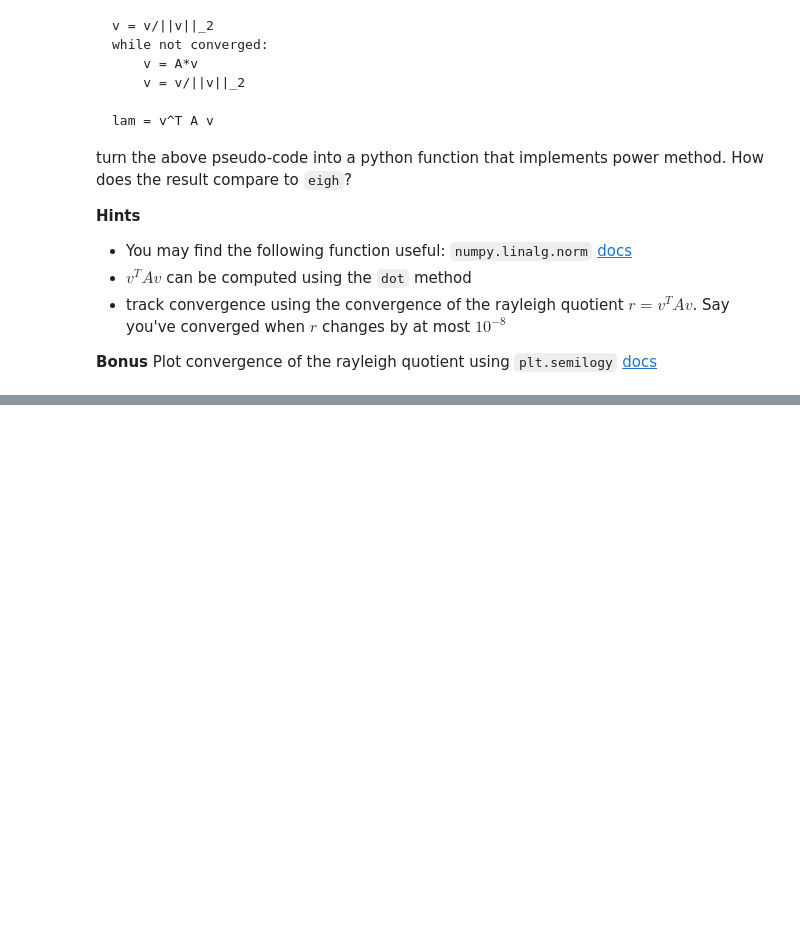
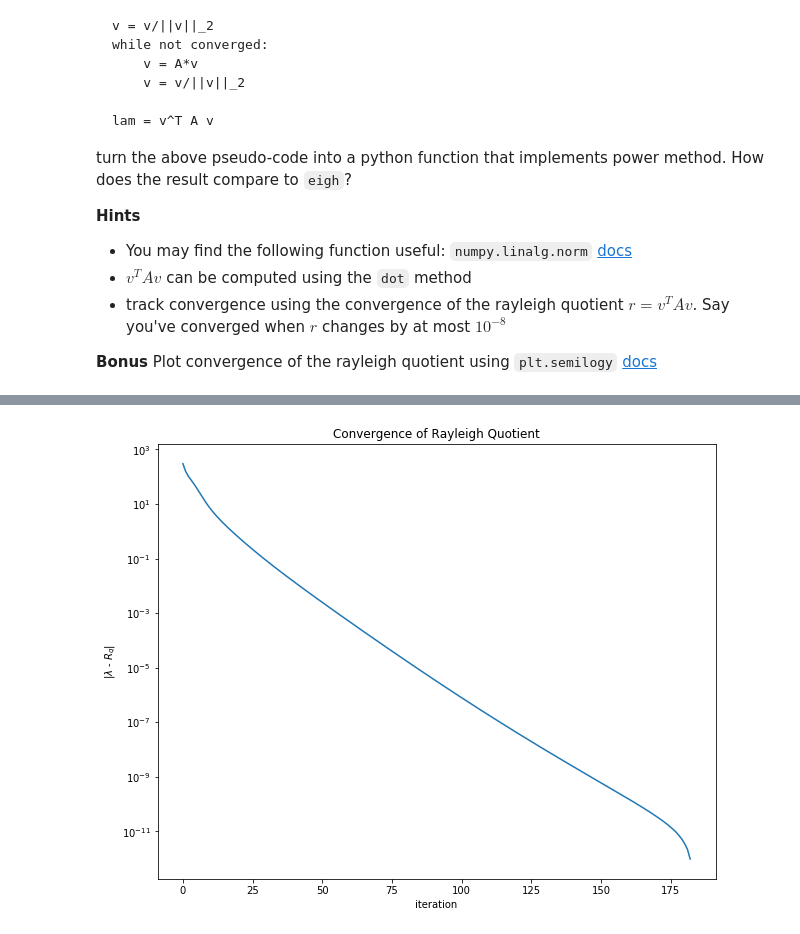
Before and after one commit to icme/cme193, a Jupyter notebook: nb/Lecture_2.ipynb, the cells around one changed output, grey strips where cells are left out. Drawn from its saved outputs; the diff is of its cells as text; code cells hidden in the pictures; blank space fills up the shorter version.

Commit message:
power iteration solution to lecture 2

```diff
--- a/nb/Lecture_2.ipynb
+++ b/nb/Lecture_2.ipynb
@@ -451,0 +524,18 @@ Plot convergence of the rayleigh quotient using `plt.semilogy` [docs](https://ma
+# %%
+# make numpy array
+# that tracks convergence of Rayleigh quotient to final value
+rq_error = np.array(rqs[:-1])
+rq_error -= lam_power
+rq_error = np.abs(rq_error)
+
+
+f, ax = plt.subplots(1, 1, figsize=(10,8))
+
+ax.semilogy(rq_error)
+ax.set_xlabel('iteration')
+ax.set_ylabel(r'|$\lambda$ - $R_q$|')
+ax.set_title("Convergence of Rayleigh Quotient")
+
+plt.show()
+# %% [output]
+[figure, added]
```
Also changed, not shown: parts of 1 cell of this notebook.
